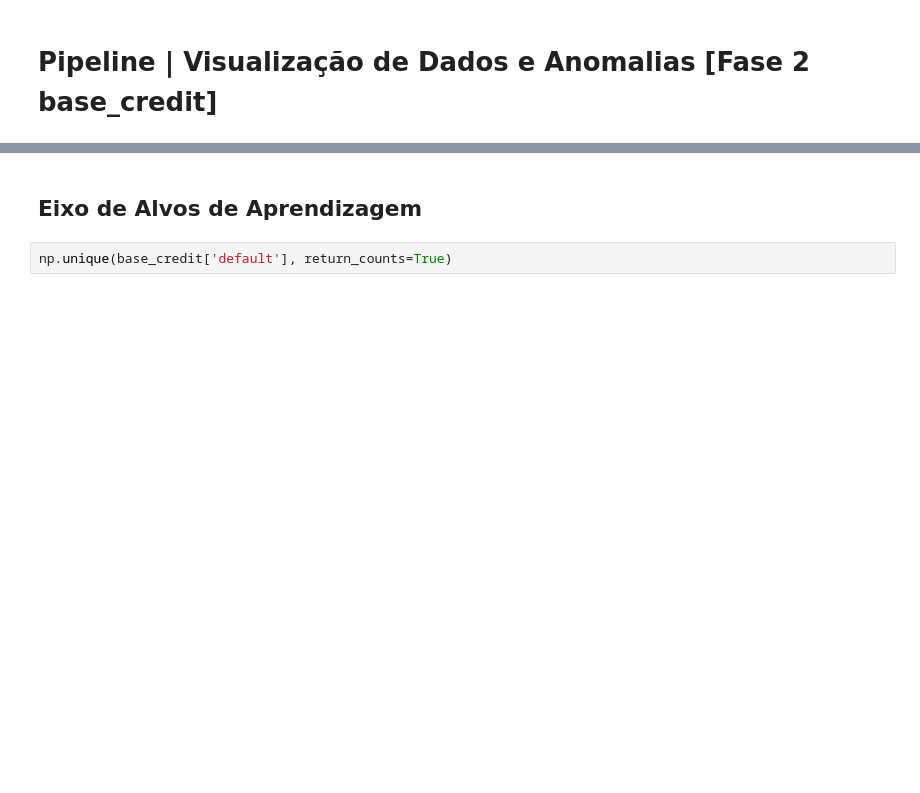
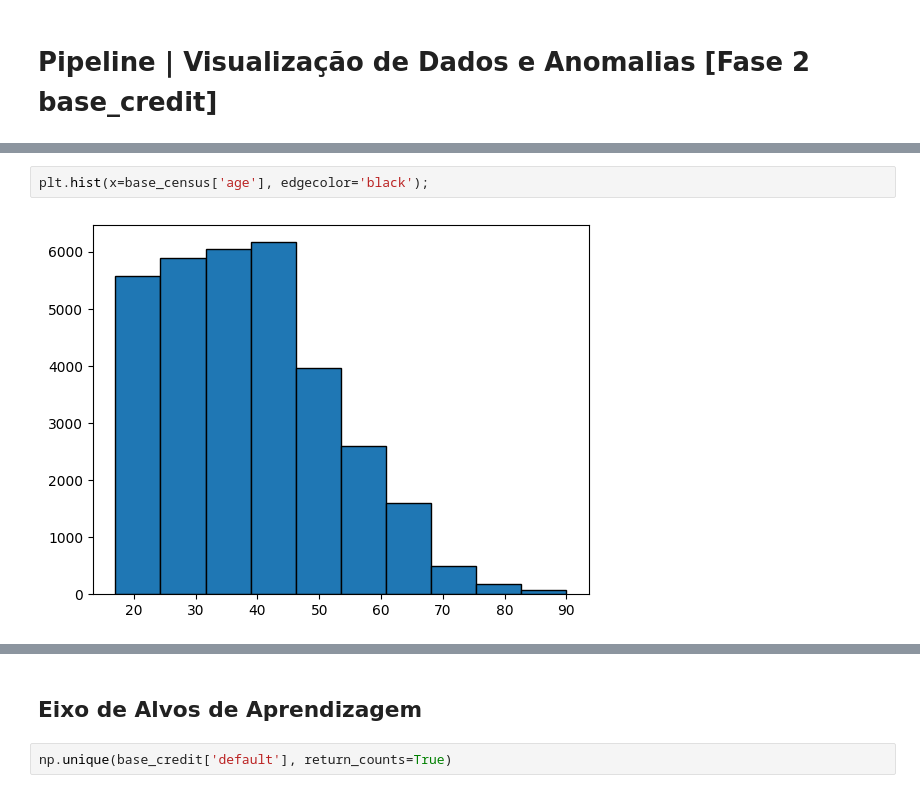
Before and after one commit to Vitaminazz/MachineLearning_Icoma_Vitamina, a Jupyter notebook: census0416_amt4.ipynb, the cells around one changed output, grey strips where cells are left out. Saved outputs shown, nothing was run; the diff lists cells and outputs as text; blank space fills up the shorter version.

```diff
--- a/census0416_amt4.ipynb
+++ b/census0416_amt4.ipynb
@@ -98,0 +93,4 @@ base_credit.loc[base_credit['loan'] < 0]
+# %%
+plt.hist(x=base_census['age'], edgecolor='black');
+# %% [output]
+[figure, added]
```
Also changed, not shown: parts of 15 cells of this notebook.
